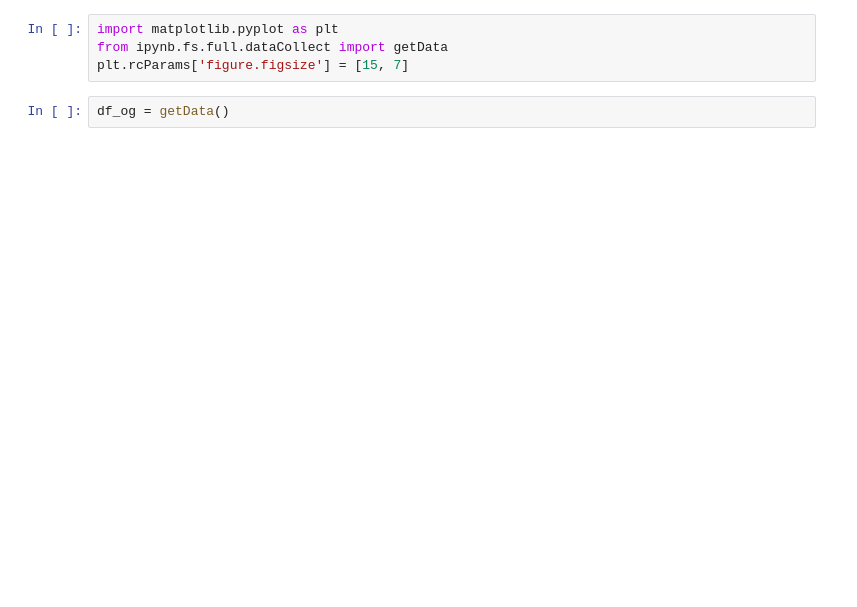
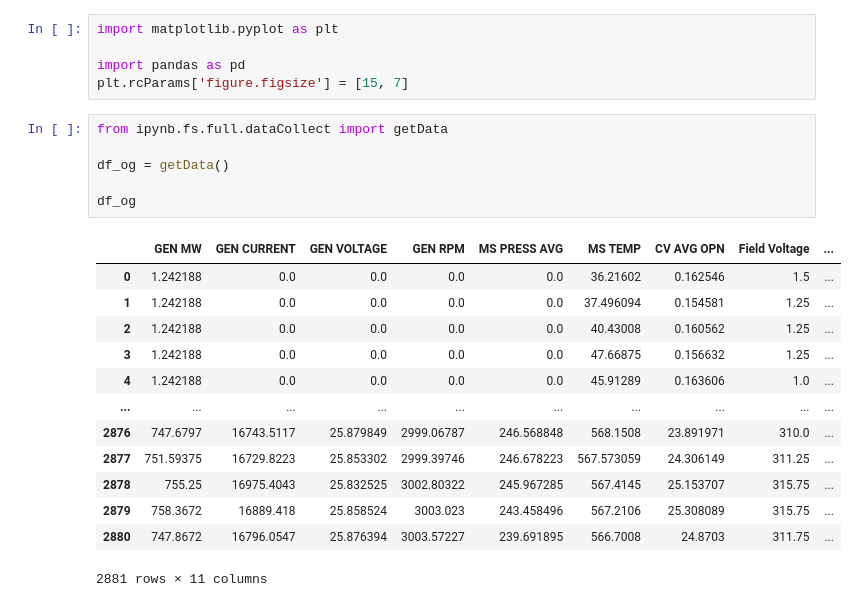
Before and after one commit to faseelmo/Power-Plant-Data-science, a Jupyter notebook: dataAnalysis.ipynb, the cells around one changed output. Drawn from its saved outputs; the diff is of its cells as text; blank space fills up the shorter version.

```diff
--- a/dataAnalysis.ipynb
+++ b/dataAnalysis.ipynb
@@ -1,6 +1,25 @@
 # %%
 import matplotlib.pyplot as plt
-from ipynb.fs.full.dataCollect import getData
+
+import pandas as pd
 plt.rcParams['figure.figsize'] = [15, 7]
 # %%
+from ipynb.fs.full.dataCollect import getData
+
 df_og = getData()
+
+df_og
+# %% [output]
+|  | GEN MW | GEN CURRENT | GEN VOLTAGE | GEN RPM | MS PRESS AVG | MS TEMP | CV AVG OPN | Field Voltage | ... |
+| 0 | 1.242188 | 0.0 | 0.0 | 0.0 | 0.0 | 36.21602 | 0.162546 | 1.5 | ... |
+| 1 | 1.242188 | 0.0 | 0.0 | 0.0 | 0.0 | 37.496094 | 0.154581 | 1.25 | ... |
+| 2 | 1.242188 | 0.0 | 0.0 | 0.0 | 0.0 | 40.43008 | 0.160562 | 1.25 | ... |
+| 3 | 1.242188 | 0.0 | 0.0 | 0.0 | 0.0 | 47.66875 | 0.156632 | 1.25 | ... |
+| 4 | 1.242188 | 0.0 | 0.0 | 0.0 | 0.0 | 45.91289 | 0.163606 | 1.0 | ... |
+| ... | ... | ... | ... | ... | ... | ... | ... | ... | ... |
+| 2876 | 747.6797 | 16743.5117 | 25.879849 | 2999.06787 | 246.568848 | 568.1508 | 23.891971 | 310.0 | ... |
+| 2877 | 751.59375 | 16729.8223 | 25.853302 | 2999.39746 | 246.678223 | 567.573059 | 24.306149 | 311.25 | ... |
+| 2878 | 755.25 | 16975.4043 | 25.832525 | 3002.80322 | 245.967285 | 567.4145 | 25.153707 | 315.75 | ... |
+| 2879 | 758.3672 | 16889.418 | 25.858524 | 3003.023 | 243.458496 | 567.2106 | 25.308089 | 315.75 | ... |
+| 2880 | 747.8672 | 16796.0547 | 25.876394 | 3003.57227 | 239.691895 | 566.7008 | 24.8703 | 311.75 | ... |
+2881 rows × 11 columns
```
Also changed, not shown: parts of 9 cells of this notebook.
